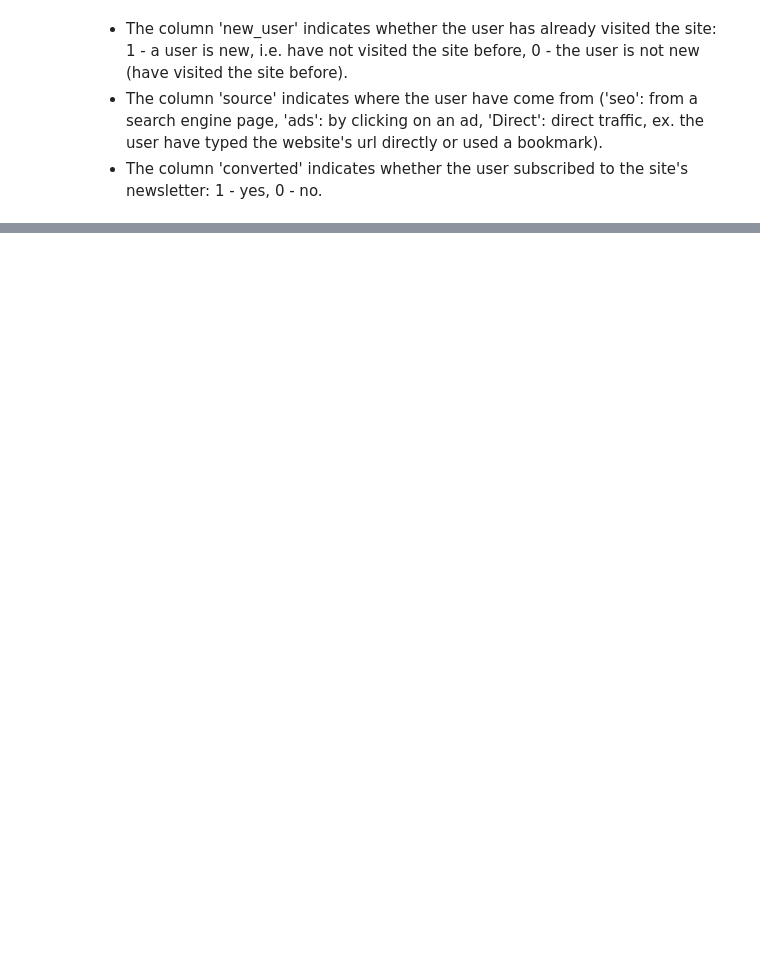
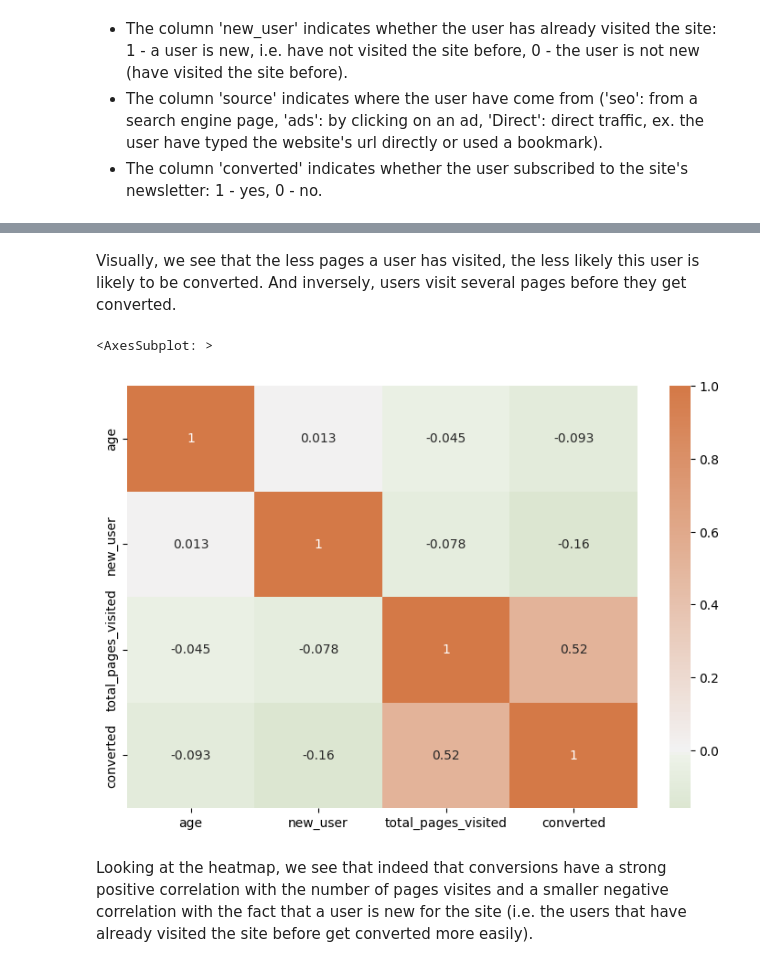
Before and after one commit to YuliyaSheichenka/Certification_Bloc_3, a Jupyter notebook: conversion_rate/0_Conversion_rate_challenge_EDA.ipynb, the cells around one changed output, grey strips where cells are left out. Drawn from its saved outputs; the diff is of its cells as text; code cells hidden in the pictures; blank space fills up the shorter version.

```diff
--- a/conversion_rate/0_Conversion_rate_challenge_EDA.ipynb
+++ b/conversion_rate/0_Conversion_rate_challenge_EDA.ipynb
@@ -2,23 +2,16 @@
 import pandas as pd
 import numpy as np
 
-from sklearn.model_selection import train_test_split
-from sklearn.impute import SimpleImputer
-from sklearn.pipeline import Pipeline
-from sklearn.preprocessing import StandardScaler, OneHotEncoder
-from sklearn.compose import ColumnTransformer
-from sklearn.linear_model import LogisticRegression
-from sklearn.metrics import f1_score, confusion_matrix
-
 import seaborn as sns
 
+import plotly.express as px
 import matplotlib.pyplot as plt
 import plotly.express as px
 import plotly.graph_objects as go
 import plotly.io as pio
 # setting Jedha color palette as default
 pio.templates["jedha"] = go.layout.Template(
-    layout_colorway=["#4B9AC7", "#4BE8E0", "#9DD4F3", "#97FBF6", "#2A7FAF", "#23B1AB", "#0E3449", "#015955"]
+    layout_colorway=["#9DD4F3", "#015955", "#97FBF6", "#4BE8E0", "#9DD4F3", "#97FBF6", "#2A7FAF", "#23B1AB", "#0E3449", "#4B9AC7"]
 )
 pio.templates.default = "jedha"
 pio.renderers.default = "vscode"
@@ -47,3 +66,3 @@ data.dtypes
 # %%
-# As the dataset is quie big, we will take a sample to make visualisations
-data_sample = data.sample(1000)
+# As the dataset is quite big, we will take a sample to make visualisations
+data_sample = data.sample(5000)
@@ -67,4 +79,13 @@ fig.show()
+# %% [markdown]
+Visually, we see that the less pages a user has visited, the less likely this user is likely to be converted. And inversely, users visit several pages before they get converted.
 # %%
-corr = data_sample.corr()
+# Creating a heatmap
+corr = data_sample.corr(numeric_only=True)
 f, ax = plt.subplots(figsize=(9, 6))
-sns.heatmap(corr, annot=True, ax=ax)
+palette = sns.diverging_palette(h_neg=110, h_pos=30, l=60, sep=3, as_cmap=True)
+sns.heatmap(corr, cmap=palette, center=0.00, annot=True, ax=ax)
+# %% [output]
+<AxesSubplot: >
+[figure, added]
+# %% [markdown]
+Looking at the heatmap, we see that indeed that conversions have a strong positive correlation with the number of pages visites and a smaller negative correlation with the fact that a user is new for the site (i.e. the users that have already visited the site before get converted more easily).
```
Also changed, not shown: parts of 7 cells of this notebook, 8 other files.
